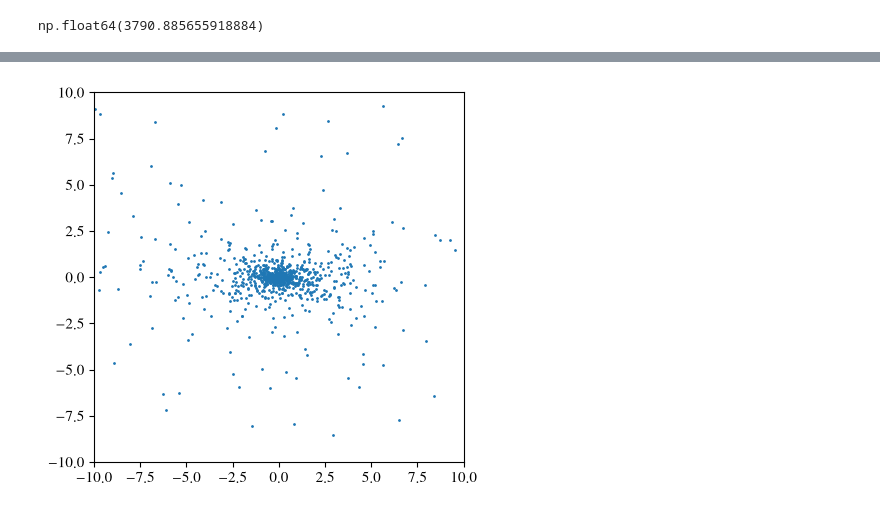
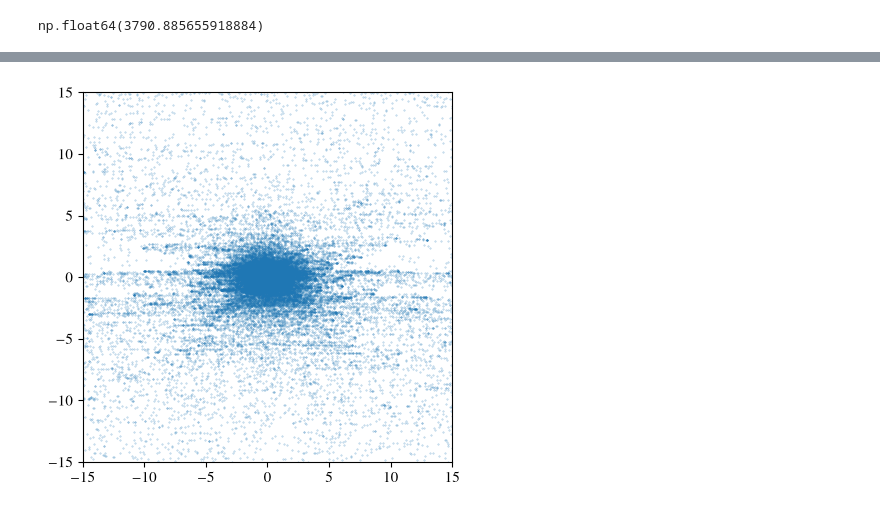
Before and after one commit to salvatore-ferrone/bar-dynamics, a Jupyter notebook: pedagogy/scrap.ipynb, the cells around one changed output, grey strips where cells are left out. Drawn from its saved outputs; the diff is of its cells as text; code cells hidden in the pictures.

```diff
--- a/pedagogy/scrap.ipynb
+++ b/pedagogy/scrap.ipynb
@@ -56,6 +76,6 @@ inttimes = 50*pot.Tcirc(initcond)
 # in the data1 and data2 arrays, and the trajectories - in trajs
 # (by specifying dtype=object, orbits are represented by instances of agama.Orbit
 # providing interpolated trajectories recorded at each timestep of the ODE integrator)
-data1, data2, trajs = agama.orbit(potential=pot, ic=initcond, time=inttimes, \
-    dtype=object, targets=[target1,target2], Omega = omega)
+data1, trajs = agama.orbit(potential=pot, ic=initcond, time=inttimes, \
+    dtype=object, targets=[target1], Omega = omega)
 # %% [output]
@@ -98,6 +136,10 @@ rhs2  = np.zeros(Ngrid)
 # %%
 # solve the matrix equation for orbit weights
-weights = agama.solveOpt(matrix=(data0.T, data1.T, datak.T), rhs=([mass], rhs1, rhs2), \
-    rpenl=([np.inf], np.ones_like(rhs1), np.ones_like(rhs2)), \
+# weights = agama.solveOpt(matrix=(data0.T, data1.T, datak.T), rhs=([mass], rhs1, rhs2), \
+#     rpenl=([np.inf], np.ones_like(rhs1), np.ones_like(rhs2)), \
+#     xpenq=np.ones(len(initcond))*0.1 )
+
+weights = agama.solveOpt(matrix=(data0.T, data1.T), rhs=([mass], rhs1.T), \
+    rpenl=([np.inf], np.ones_like(rhs1),), \
     xpenq=np.ones(len(initcond))*0.1 )
 # %% [output]
@@ -149,11 +175,11 @@ KinemConstraint 13 not satisfied: 1.113e-08
 # %%
 # export an N-body model
-nbody = int(1e3)
+nbody = int(1e5)
 kinematics,mass = agama.sampleOrbitLibrary(nbody, trajs, weights)
 # %%
 orbitindex = 10
 fig,axis=plt.subplots(1,1)
-axis.scatter(kinematics[:,0],kinematics[:,1],s=1);
-axis.set(xlim=[-10,10],ylim=[-10,10],aspect="equal");
+axis.scatter(kinematics[:,1],kinematics[:,2],s=.1,alpha=.5);
+axis.set(xlim=[-15,15],ylim=[-15,15],aspect="equal");
 # %% [output]
-[figure, old version]
+[figure, new version]
```
Also changed, not shown: parts of 8 cells of this notebook, 1 other file.
